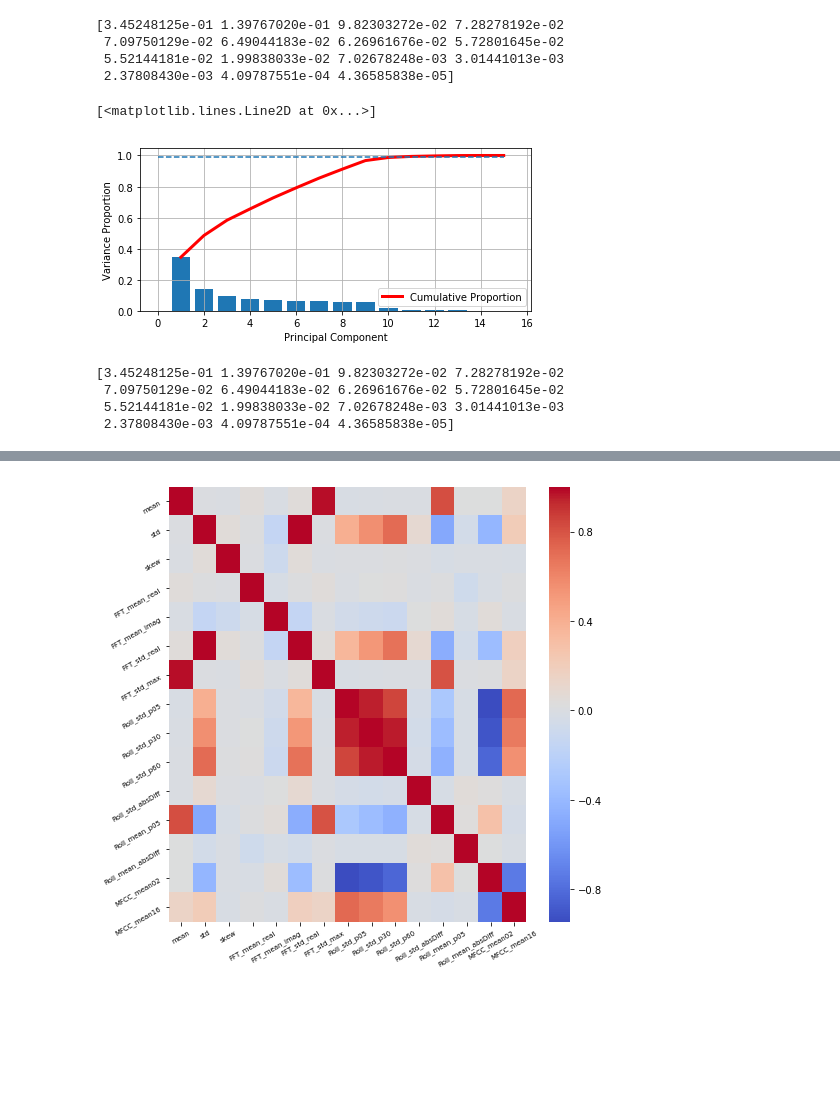
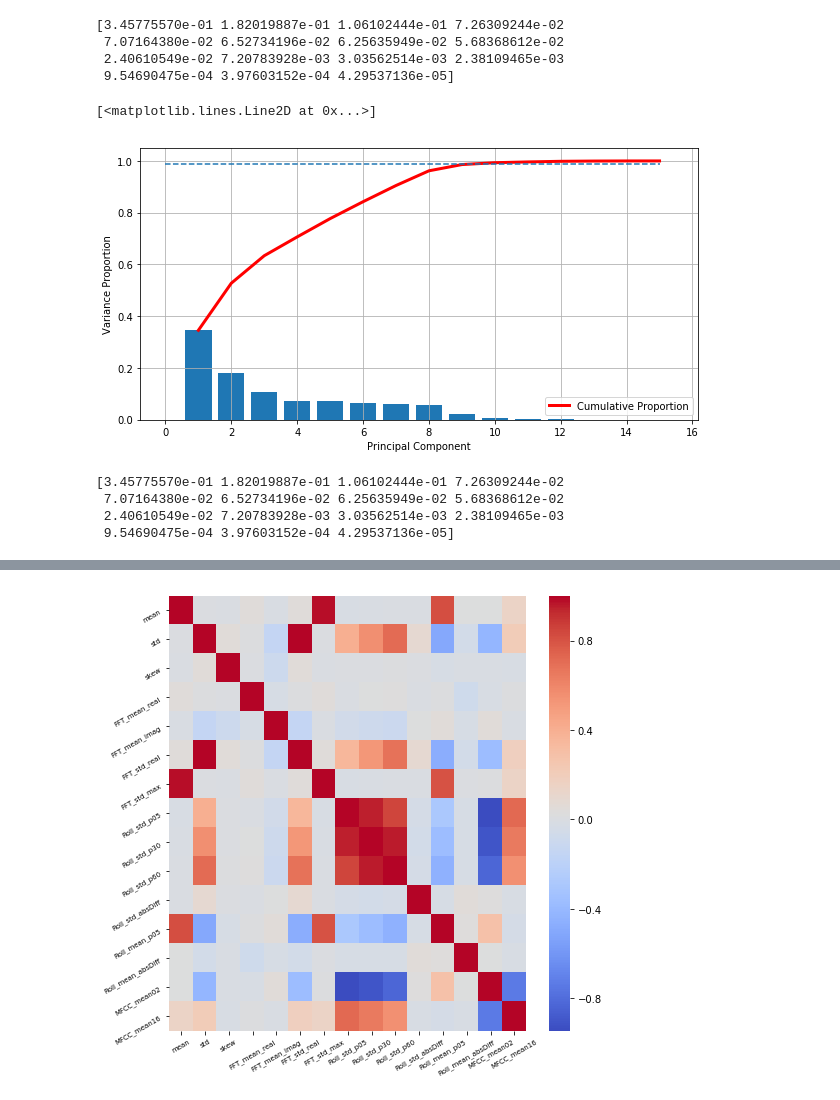
Before and after one commit to hoangtung167/cx4240, a Jupyter notebook: PCA_project.ipynb, the cells around one changed output, grey strips where cells are left out. Cells and saved outputs as stored; diff of their text form; code cells hidden in the pictures; blank space fills up the shorter version.

```diff
--- a/PCA_project.ipynb
+++ b/PCA_project.ipynb
@@ -7,7 +7,7 @@ from sklearn.decomposition import PCA
 # %%
 train = pd.read_csv('extract_train_Jul08.csv')
 train = train.drop(['index'], axis = 1)
-train = train.drop(test.columns[0],axis = 1)
+train = train.drop(train.columns[0],axis = 1)
 # %%
 scaler=StandardScaler() #instantiate
 scaler.fit(train) # compute the mean and standard which will be used in the next command
@@ -25,28 +25,28 @@ ex_variance=np.var(X_pca,axis=0)
 ex_variance_ratio = ex_variance/np.sum(ex_variance)
 print(ex_variance_ratio)
 # %% [output]
-[3.45248125e-01 1.39767020e-01 9.82303272e-02 7.28278192e-02
- 7.09750129e-02 6.49044183e-02 6.26961676e-02 5.72801645e-02
- 5.52144181e-02 1.99838033e-02 7.02678248e-03 3.01441013e-03
- 2.37808430e-03 4.09787551e-04 4.36585838e-05]
+[3.45775570e-01 1.82019887e-01 1.06102444e-01 7.26309244e-02
+ 7.07164380e-02 6.52734196e-02 6.25635949e-02 5.68368612e-02
+ 2.40610549e-02 7.20783928e-03 3.03562514e-03 2.38109465e-03
+ 9.54690475e-04 3.97603152e-04 4.29537136e-05]
 # %%
-plt.figure(figsize=(7,3))
+plt.figure(figsize=(10,5))
 plt.bar(np.arange(1,16),pca.explained_variance_ratio_, linewidth=3)
 plt.plot(np.arange(1,16),np.cumsum(pca.explained_variance_ratio_), linewidth=3, c = 'r', label = 'Cumulative Proportion')
 plt.legend()
 plt.xlabel('Principal Component')
 plt.ylabel('Variance Proportion')
 plt.grid()
 plt.plot([0.99]*16, '--')
 # %% [output]
 [<matplotlib.lines.Line2D at 0x...>]
-[figure, old version]
+[figure, new version]
 # %%
 ex_variance=np.var(X_pca,axis=0)
 ex_variance_ratio = ex_variance/np.sum(ex_variance)
 print(ex_variance_ratio)
 # %% [output]
-[3.45248125e-01 1.39767020e-01 9.82303272e-02 7.28278192e-02
- 7.09750129e-02 6.49044183e-02 6.26961676e-02 5.72801645e-02
- 5.52144181e-02 1.99838033e-02 7.02678248e-03 3.01441013e-03
- 2.37808430e-03 4.09787551e-04 4.36585838e-05]
+[3.45775570e-01 1.82019887e-01 1.06102444e-01 7.26309244e-02
+ 7.07164380e-02 6.52734196e-02 6.25635949e-02 5.68368612e-02
+ 2.40610549e-02 7.20783928e-03 3.03562514e-03 2.38109465e-03
+ 9.54690475e-04 3.97603152e-04 4.29537136e-05]
```
Also changed, not shown: parts of 4 cells of this notebook, 1 other file.
